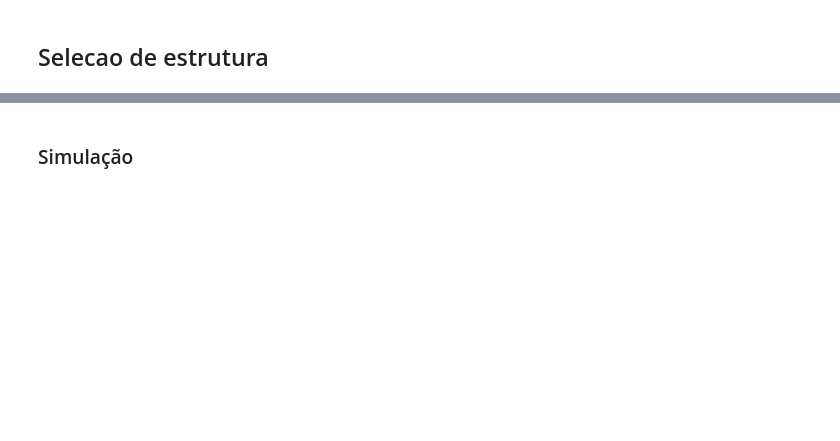
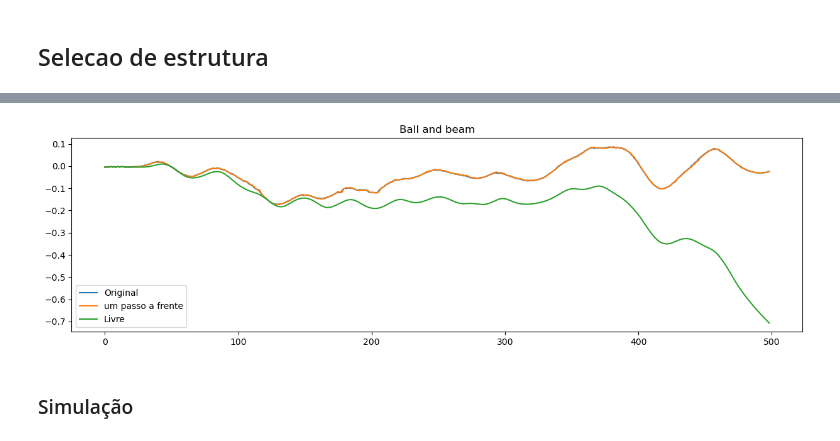
Before and after one commit to JonhLucas/NARX_MISO, a Jupyter notebook: ballAndBeam.ipynb, the cells around one changed output, grey strips where cells are left out. Cells and saved outputs as stored; diff of their text form; code cells hidden in the pictures; blank space fills up the shorter version.

```diff
--- a/ballAndBeam.ipynb
+++ b/ballAndBeam.ipynb
@@ -71,2 +131,16 @@ psi
+# %%
+plt.figure(figsize=(15,4))
+t = -1
+s = 0#t-20
+g = 105
+plt.title("Ball and beam")
+
+plt.plot(y[output, s:t].T, label='Original')
+plt.plot(yhat[s:t], label='um passo a frente')
+plt.plot(slivre[s:t], label='Livre')
+plt.legend()
+plt.show()
+# %% [output]
+[figure, added]
 # %% [markdown]
 ### Simulação
```
Also changed, not shown: parts of 13 cells of this notebook, 2 other files.
